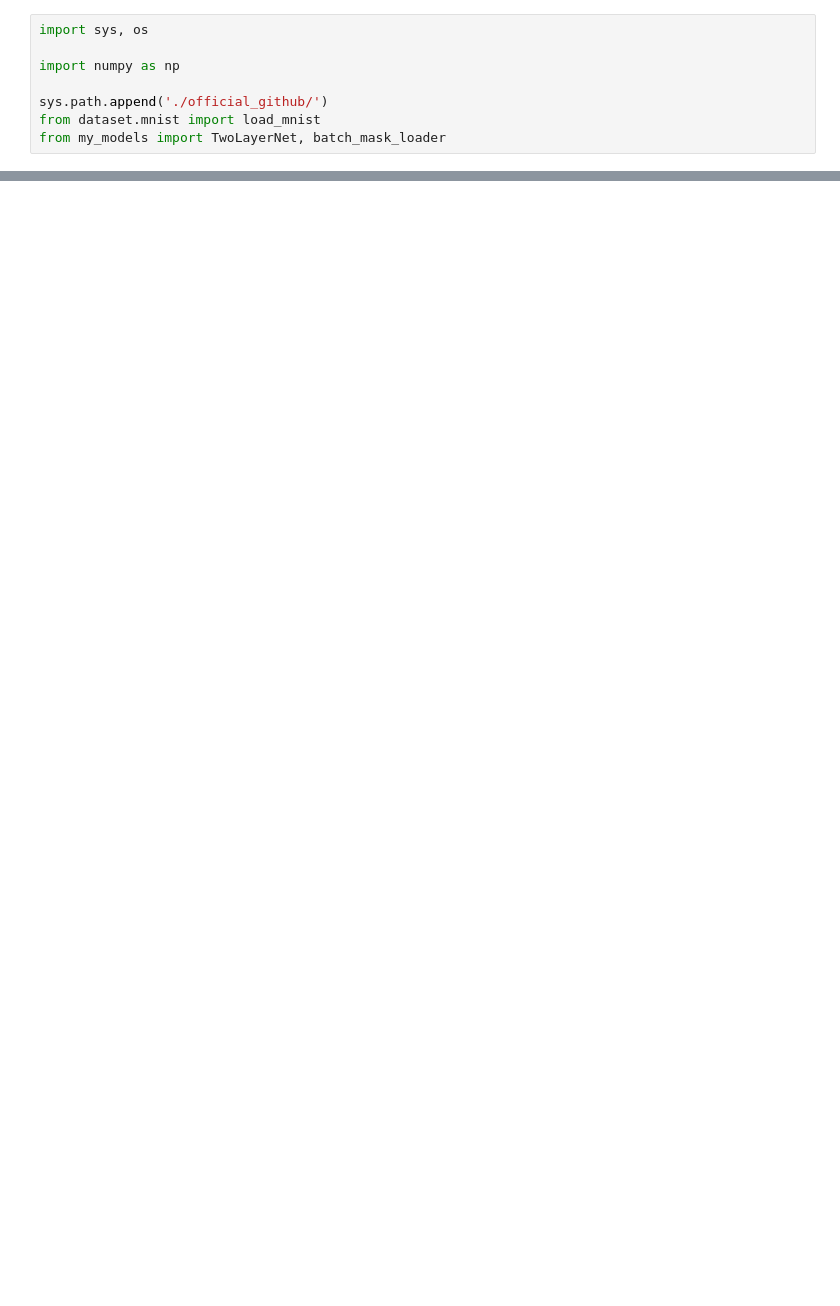
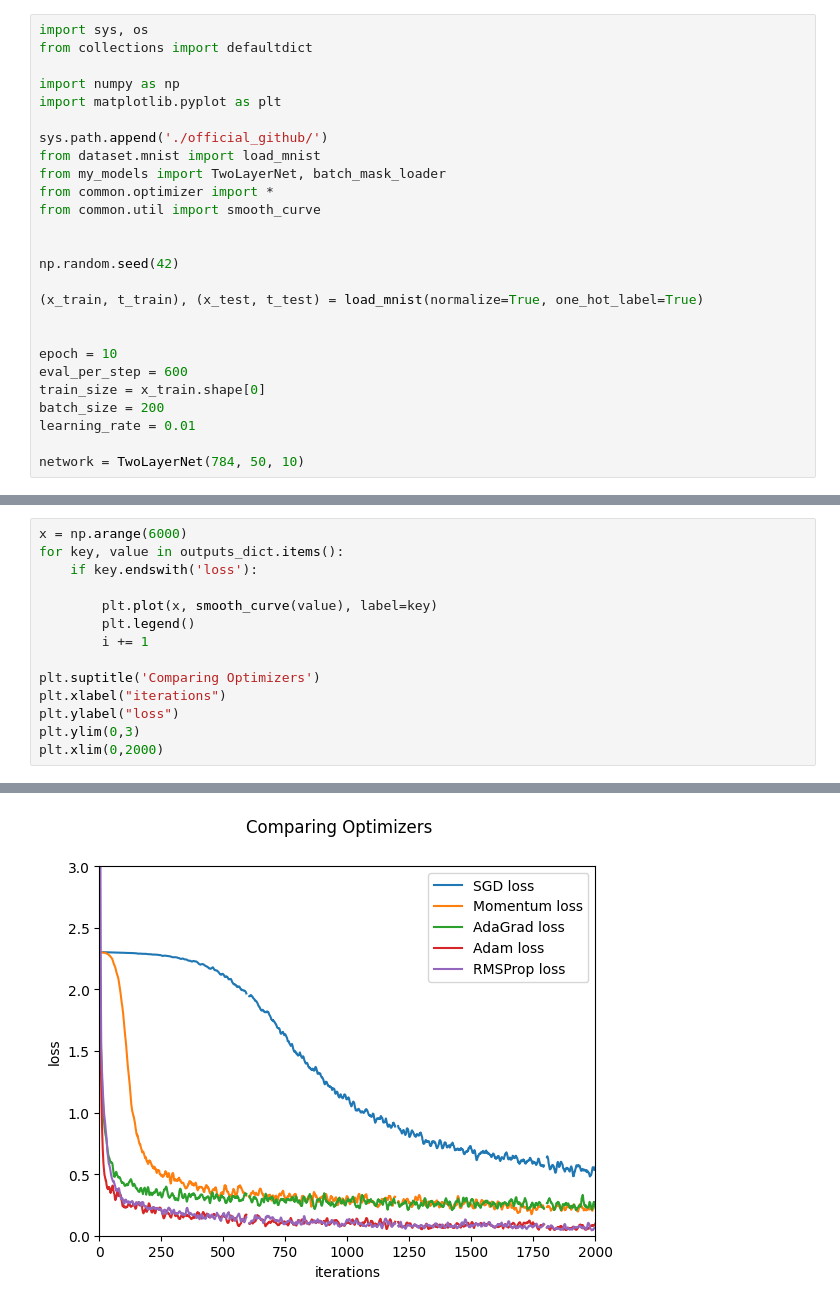
Before and after one commit to Jongbin-kr/DL_from_scratch, a Jupyter notebook: ch6_optimization.ipynb, the cells around one changed output, grey strips where cells are left out. Drawn from its saved outputs; the diff is of its cells as text; blank space fills up the shorter version.

Commit message:
optimizer complete

```diff
--- a/ch6_optimization.ipynb
+++ b/ch6_optimization.ipynb
@@ -1,8 +3,26 @@
 # %%
 import sys, os
+from collections import defaultdict
 
 import numpy as np
+import matplotlib.pyplot as plt
 
 sys.path.append('./official_github/')
 from dataset.mnist import load_mnist
 from my_models import TwoLayerNet, batch_mask_loader
+from common.optimizer import *
+from common.util import smooth_curve
+
+
+np.random.seed(42)
+
+(x_train, t_train), (x_test, t_test) = load_mnist(normalize=True, one_hot_label=True)
+
+
+epoch = 10
+eval_per_step = 600
+train_size = x_train.shape[0]
+batch_size = 200
+learning_rate = 0.01
+
+network = TwoLayerNet(784, 50, 10)
@@ -8,0 +105,15 @@ from my_models import TwoLayerNet, batch_mask_loader
+# %%
+x = np.arange(6000)
+for key, value in outputs_dict.items():
+    if key.endswith('loss'):
+
+        plt.plot(x, smooth_curve(value), label=key)
+        plt.legend()
+        i += 1
+
+plt.suptitle('Comparing Optimizers')
+plt.xlabel("iterations")
+plt.ylabel("loss")
+plt.ylim(0,3)
+plt.xlim(0,2000)
+# %% [output]
@@ -8,0 +121 @@ from my_models import TwoLayerNet, batch_mask_loader
+[figure, added]
```
Also changed, not shown: parts of 21 cells of this notebook, 10 other files.
